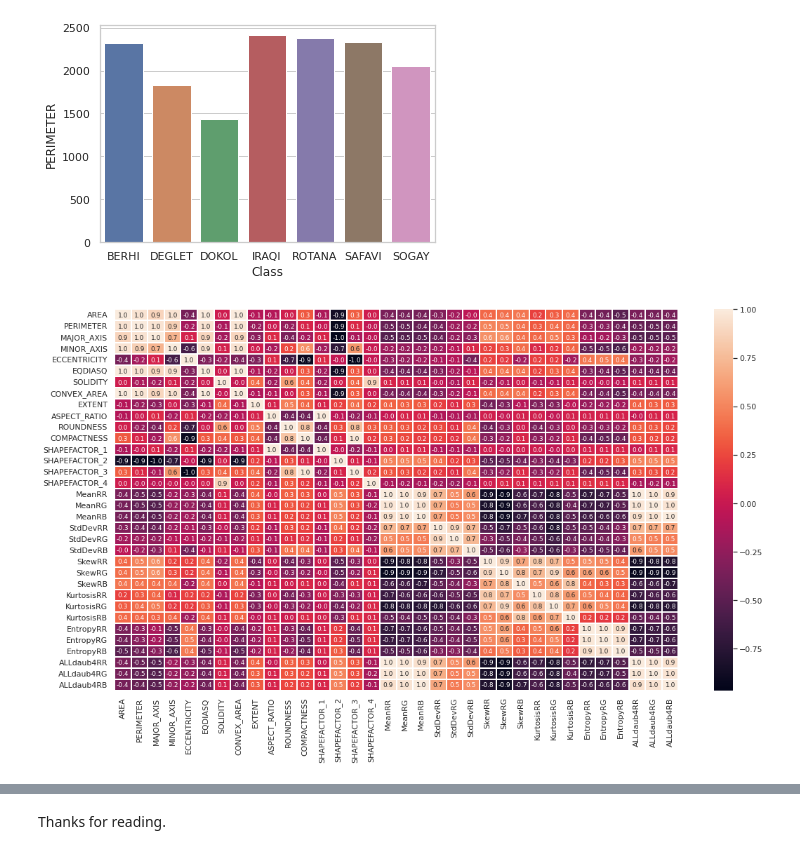
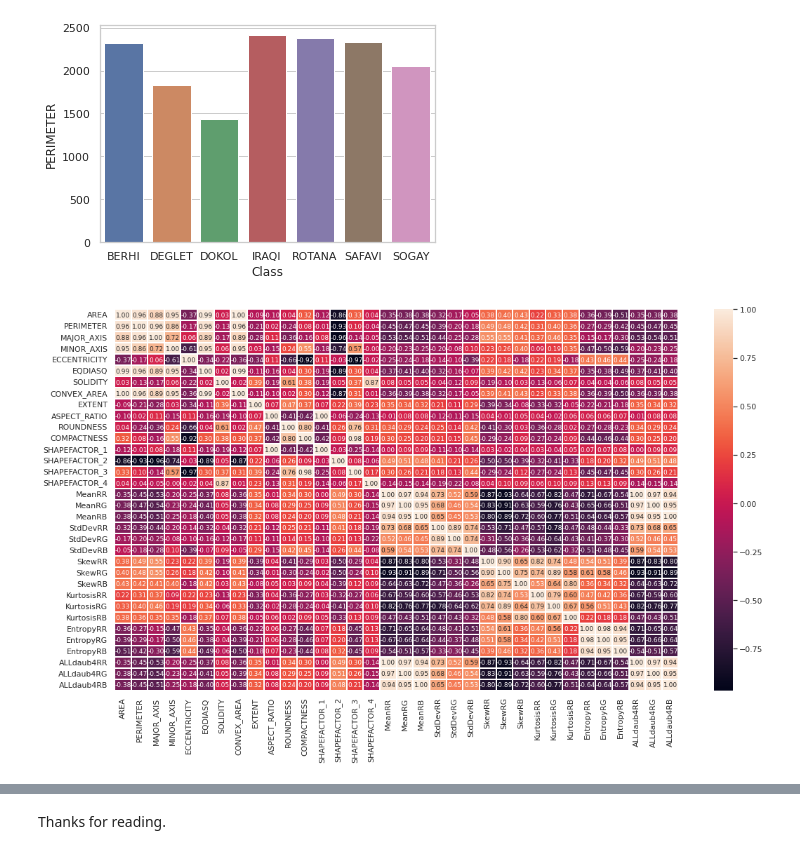
Before and after one commit to mcgmed/Machine-Learning-Projects, a Jupyter notebook: date-fruit-datasets-xgboost-classifier.ipynb, the cells around one changed output, grey strips where cells are left out. Drawn from its saved outputs; the diff is of its cells as text; code cells hidden in the pictures.

```diff
--- a/date-fruit-datasets-xgboost-classifier.ipynb
+++ b/date-fruit-datasets-xgboost-classifier.ipynb
@@ -110,9 +115,9 @@ sns.barplot(data=grouped_data, x=grouped_data.index, y=grouped_data['PERIMETER']
 [figure]
 # %%
 plt.figure(figsize = (18,10))
-sns.heatmap(data.corr(), annot=True, linewidths=0.2, annot_kws={"fontsize":9}, fmt='.1f');
+sns.heatmap(data.corr(), annot=True, linewidths=0.1, annot_kws={"fontsize":9}, fmt='.2f');
 # %% [output]
-[figure, old version]
+[figure, new version]
 # %%
 from sklearn.model_selection import train_test_split
 
```
Also changed, not shown: parts of 12 cells of this notebook.
